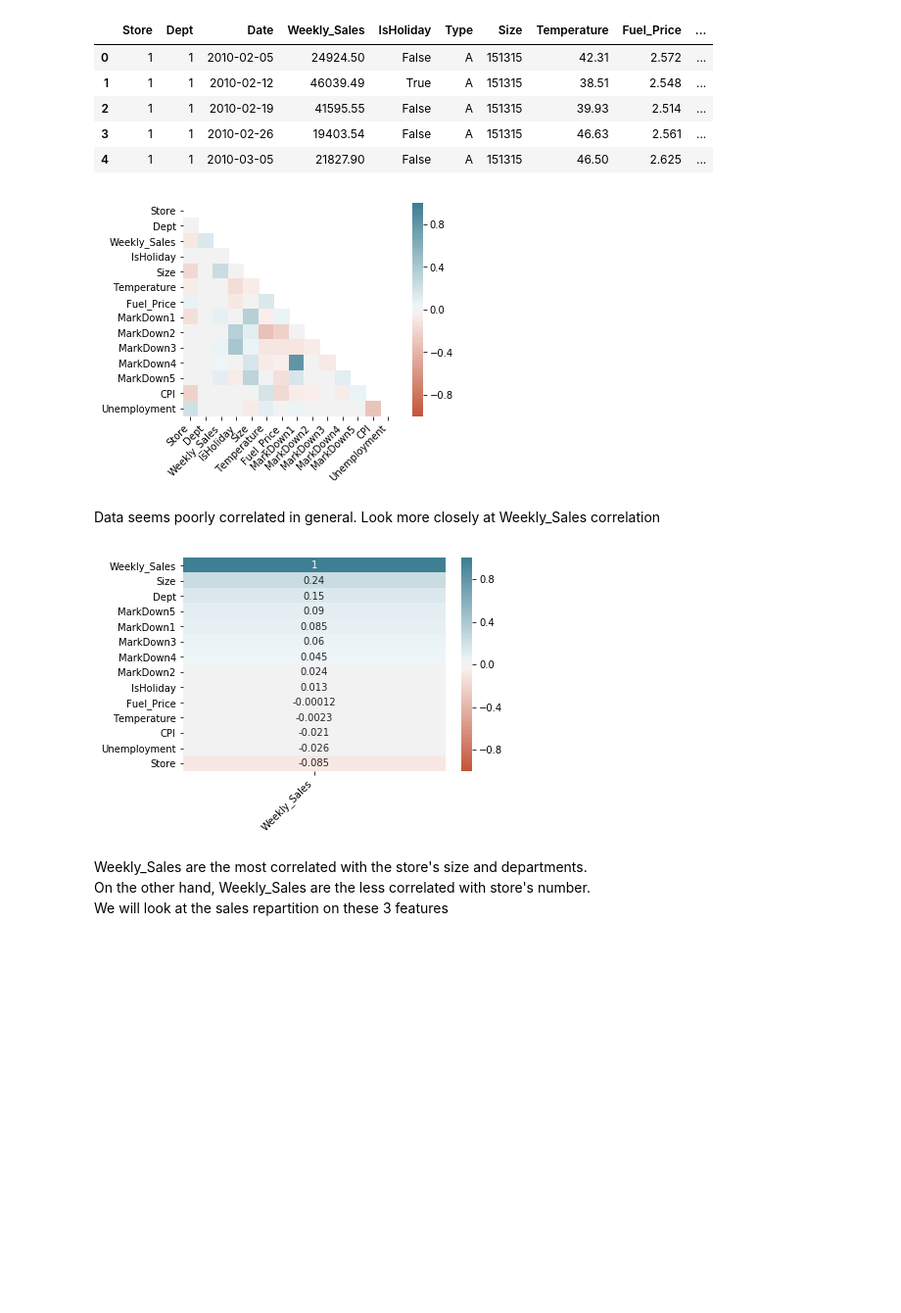
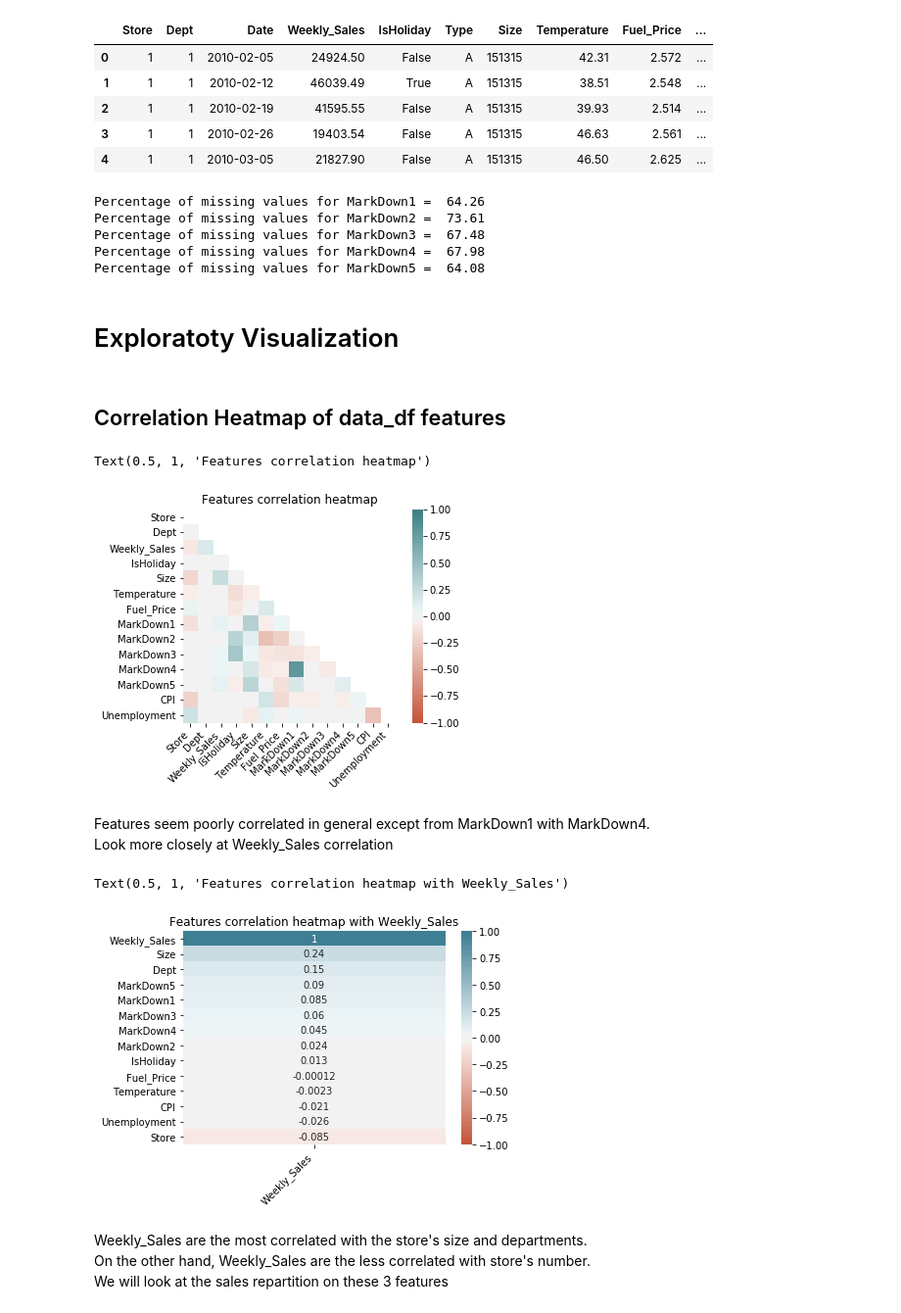
Before and after one commit to Corentin-M/Sales_forecasting, a Jupyter notebook: Data_Exploration.ipynb, the cells around one changed output. Shown at 98% size. Saved outputs shown, nothing was run; the diff lists cells and outputs as text; code cells hidden in the pictures; blank space fills up the shorter version.

```diff
--- a/Data_Exploration.ipynb
+++ b/Data_Exploration.ipynb
@@ -65,9 +56,24 @@ data_df.head()
 | 2 | 1 | 1 | 2010-02-19 | 41595.55 | False | A | 151315 | 39.93 | 2.514 | ... |
 | 3 | 1 | 1 | 2010-02-26 | 19403.54 | False | A | 151315 | 46.63 | 2.561 | ... |
 | 4 | 1 | 1 | 2010-03-05 | 21827.90 | False | A | 151315 | 46.50 | 2.625 | ... |
+# %%
+# Compute the percentage of missing values for the 5 Markdown features
+MarkDown = ['MarkDown1','MarkDown2','MarkDown3','MarkDown4','MarkDown5']
+for md in MarkDown:
+    part = round(data_df[str(md)].isnull().sum(axis = 0) / len(data_df) * 100, 2)
+    print('Percentage of missing values for {} =  {}'.format(str(md),str(part)))
+# %% [output]
+Percentage of missing values for MarkDown1 =  64.26
+Percentage of missing values for MarkDown2 =  73.61
+Percentage of missing values for MarkDown3 =  67.48
+Percentage of missing values for MarkDown4 =  67.98
+Percentage of missing values for MarkDown5 =  64.08
+# %% [markdown]
+# Exploratoty Visualization
+# %% [markdown]
+## Correlation Heatmap of data_df features
 # %%
-# Correlation Heatmaps of data_df features
-
+# Website used to make the correlation heatmap
 # https://towardsdatascience.com/better-heatmaps-and-correlation-matrix-plots-in-python-41445d0f2bec
 # https://medium.com/@chrisshaw982/seaborn-correlation-heatmaps-customized-10246f4f7f4b
 
@@ -78,7 +84,7 @@ mask[np.triu_indices_from(mask)] = True
 ax = sns.heatmap(
         corr,
         vmin=-1, vmax=1, center=0,
-        cmap=sns.diverging_palette(20, 220, n=200),
+        cmap=sns.diverging_palette(20, 200, n=100),
         square=True,
         mask = mask)
 
@@ -86,25 +92,30 @@ ax.set_xticklabels(
         ax.get_xticklabels(),
         rotation=45,
         horizontalalignment='right');
+ax.set_title('Features correlation heatmap')
 # %% [output]
+Text(0.5, 1, 'Features correlation heatmap')
-[figure, old version]
+[figure, new version]
 # %% [markdown]
-Data seems poorly correlated in general. Look more closely at Weekly_Sales correlation
+Features seem poorly correlated in general except from MarkDown1 with MarkDown4.
+Look more closely at Weekly_Sales correlation
 # %%
 corr = data_df.corr()
 ax = sns.heatmap(
         corr[['Weekly_Sales']].sort_values(by=['Weekly_Sales'],ascending=False),
         vmin=-1, vmax=1, center=0,
         cmap=sns.diverging_palette(20, 220, n=200),
         square=False,
         annot=True)
 
 ax.set_xticklabels(
         ax.get_xticklabels(),
         rotation=45,
         horizontalalignment='right');
+ax.set_title('Features correlation heatmap with Weekly_Sales')
 # %% [output]
+Text(0.5, 1, 'Features correlation heatmap with Weekly_Sales')
-[figure, old version]
+[figure, new version]
 # %% [markdown]
 Weekly_Sales are the most correlated with the store's size and departments.
 On the other hand, Weekly_Sales are the less correlated with store's number.
```
Also changed, not shown: parts of 20 cells of this notebook.
